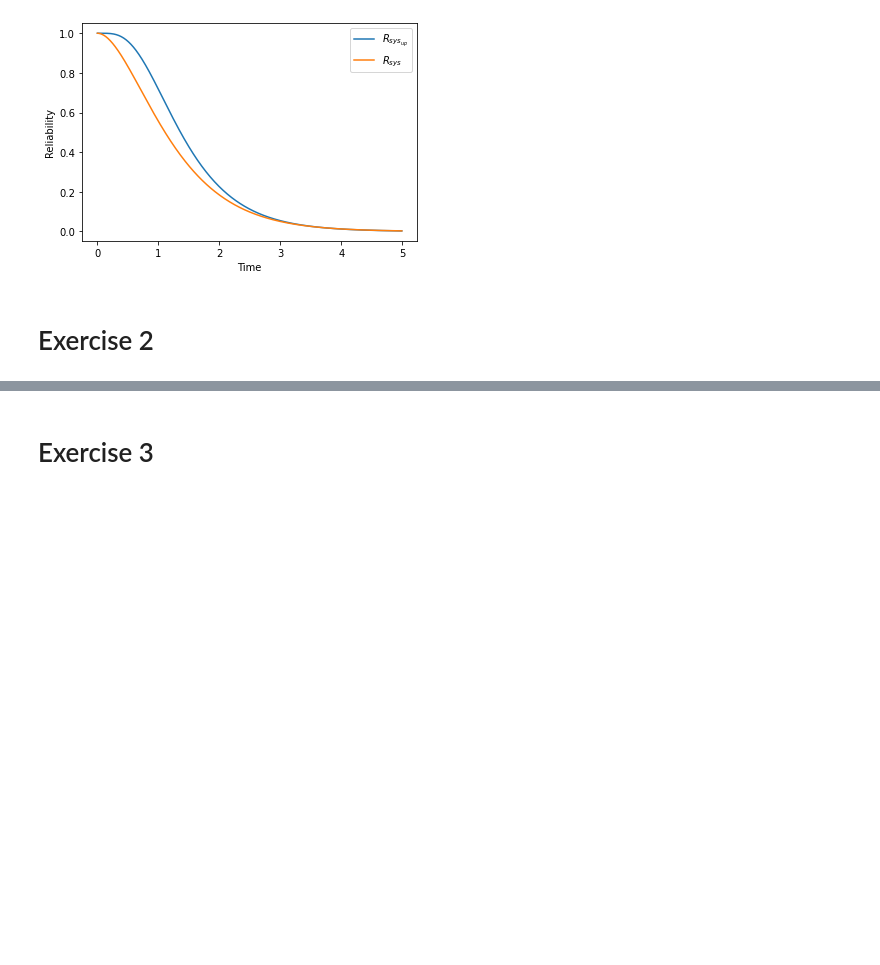
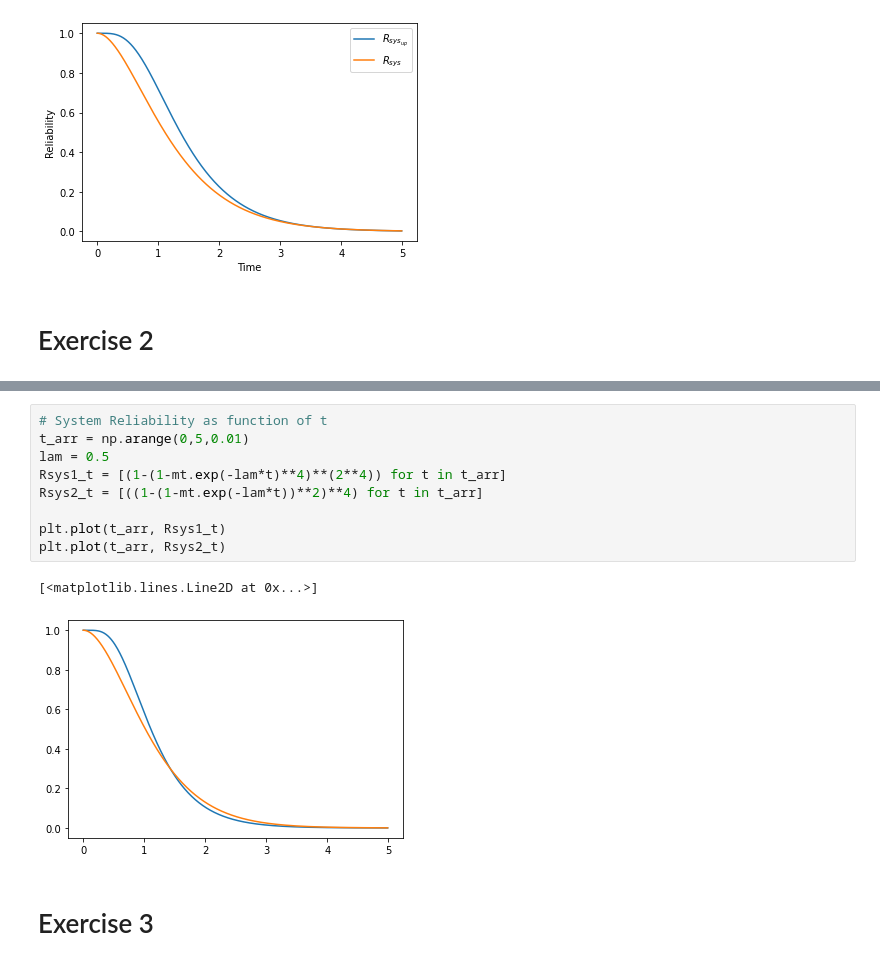
Before and after one commit to GuidoDC97/IE, a Jupyter notebook: Esercizio 4 Reliability/Esercizi Reliability.ipynb, the cells around one changed output, grey strips where cells are left out. Saved outputs shown, nothing was run; the diff lists cells and outputs as text; blank space fills up the shorter version.

```diff
--- a/Esercizio 4 Reliability/Esercizi Reliability.ipynb
+++ b/Esercizio 4 Reliability/Esercizi Reliability.ipynb
@@ -78,3 +93,15 @@ plt.savefig("Esercizio2_Rsys1_Rsys2_3d.svg", format = "svg")
+# %%
+# System Reliability as function of t
+t_arr = np.arange(0,5,0.01)
+lam = 0.5
+Rsys1_t = [(1-(1-mt.exp(-lam*t)**4)**(2**4)) for t in t_arr]
+Rsys2_t = [((1-(1-mt.exp(-lam*t))**2)**4) for t in t_arr]
+
+plt.plot(t_arr, Rsys1_t)
+plt.plot(t_arr, Rsys2_t)
+# %% [output]
+[<matplotlib.lines.Line2D at 0x...>]
+[figure, added]
 # %% [markdown]
 # Exercise 3
 # %%
```
Also changed, not shown: parts of 5 cells of this notebook, 14 other files.
